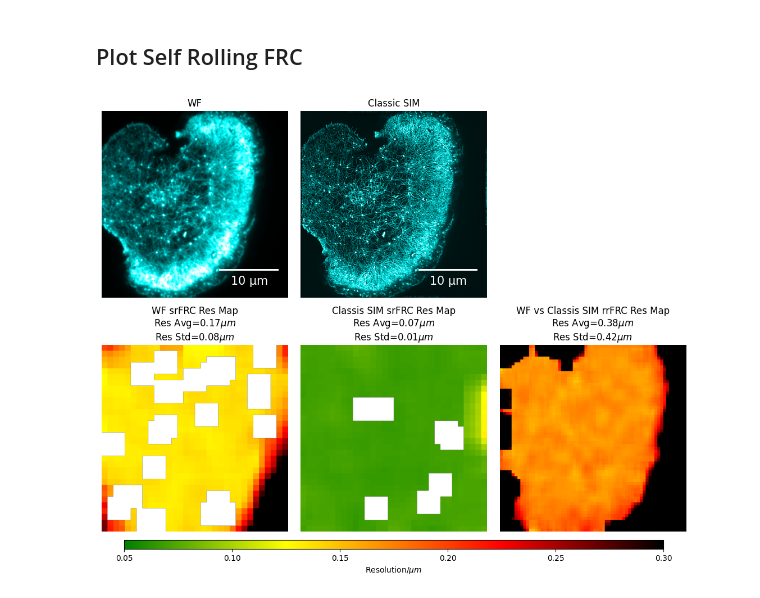
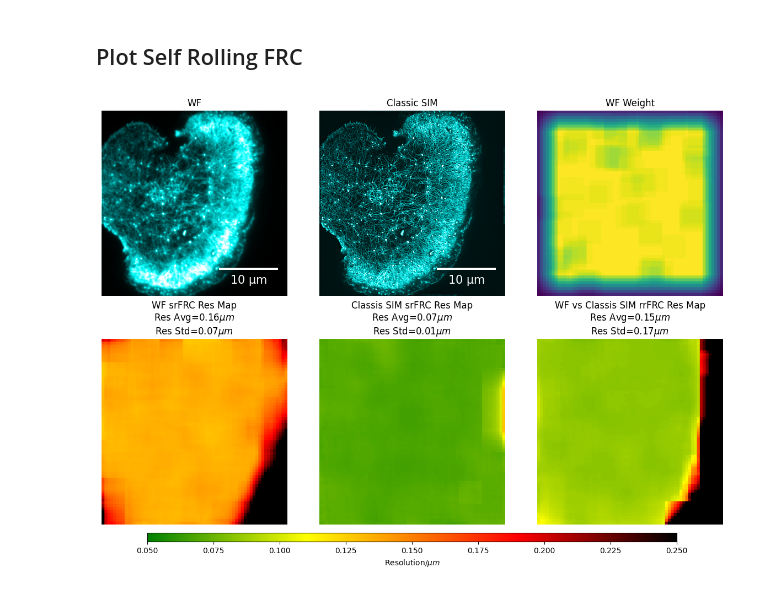
Before and after one commit to Oxford-Zeiss-Centre-of-Excellence/SR-Metrics, a Jupyter notebook: notebooks/res_map.ipynb, the cells around one changed output. Cells and saved outputs as stored; diff of their text form; code cells hidden in the pictures.

```diff
--- a/notebooks/res_map.ipynb
+++ b/notebooks/res_map.ipynb
@@ -212,7 +212,8 @@ class ResolutionMap:
             frc_cross_frequency = frequencies[crossing_index[0]]
 
             # Convert normalized frequency to spatial frequency
-            spatial_frequency = frc_cross_frequency * (1 / (2 * self.pixel_size * self.sampling))
+            spatial_frequency = frc_cross_frequency * (1 / (self.pixel_size * self.sampling)) # frequency domain size doubles with flip tile
+            # spatial_frequency = frc_cross_frequency * (1 / (2 * self.pixel_size * self.sampling))
 
             # Convert spatial frequency to resolution
             resolution = 1 / spatial_frequency
@@ -483,7 +484,7 @@ class ResolutionMap:
             with Pool(processes=cpu_count(), initializer=self._init_worker, initargs=(self,)) as pool:
                 for position, resolution in tqdm(pool.imap_unordered(self._process_srFRC_patch_proxy,windows),total=len(windows),desc="Processing self FRC resolution patches"):
                     i, j = position
-                    if resolution != self.backend.nan:
+                    if not self.backend.isnan(resolution):
                         self.resolution_map[i*self.sampling*2:(i+self.window_size)*self.sampling*2,j*self.sampling*2:(j+self.window_size)*self.sampling*2] += resolution
                         self.weight_map[i*self.sampling*2:(i+self.window_size)*self.sampling*2,j*self.sampling*2:(j+self.window_size)*self.sampling*2] += 1
 
@@ -493,7 +494,7 @@ class ResolutionMap:
         if self.use_gpu:
             return cp.asnumpy(self.resolution_map)
         else:
-            return self.resolution_map
+            return self.resolution_map, self.weight_map
 
     def compute_rrFRC_map(self):
         """
@@ -529,15 +530,16 @@ class ResolutionMap:
             return self.resolution_map
 
 PX_SIZE = 0.03065
-SAMPLING_RATE= 1
+WINDOW_SIZE=32
+STRIDE=4
 
 # rrFRC
 rm = ResolutionMap(
     wf_img,
     sr_img[0],
     pixel_size=PX_SIZE,
-    window_size=64,
-    stride=16,
+    window_size=WINDOW_SIZE*4,
+    stride=STRIDE*4,
     # export_dir="../res"
     )
 
@@ -548,22 +550,22 @@ rm1 = ResolutionMap(
     wf_img,
     pixel_size=PX_SIZE,
     sampling=2,
-    window_size=32,
-    stride=8,
+    window_size=WINDOW_SIZE,
+    stride=STRIDE,
     # export_dir="../res/wf"
     )
-srFRC_map_1 = rm1.compute_srFRC_map()
+srFRC_map_1, srFRC_weight_1 = rm1.compute_srFRC_map()
 
 # srFRC for image 2
 rm2 = ResolutionMap(
     sr_img[0],
     pixel_size=PX_SIZE,
     sampling=1,
-    window_size=64,
-    stride=16,
+    window_size=WINDOW_SIZE*2,
+    stride=STRIDE*2,
     # export_dir="../res/sr"
     )
-srFRC_map_2 = rm2.compute_srFRC_map()
+srFRC_map_2, srFRC_weight_2 = rm2.compute_srFRC_map()
 
 fig, axs = plt.subplots(2,3,figsize=(12,8))
 axs[0,0].imshow(wf_img,vmin=np.percentile(wf_img,1),vmax=np.percentile(wf_img,99.5),cmap=cyan_hot_cmap)
@@ -603,37 +605,40 @@ scalebar = ScaleBar(PX_SIZE,
                     font_properties={"size":15},
                     )
 axs[0,1].add_artist(scalebar)
 
+axs[0,2].imshow(srFRC_weight_1)
+axs[0,2].set_title(r"WF Weight")
 axs[0,2].set_axis_off()
 
-# im0 = axs[1,0].imshow(srFRC_map_1,cmap=res_cmap)
-im0 = axs[1,0].imshow(srFRC_map_1,vmin=0.05,vmax=0.3,cmap=res_cmap)
+VMIN=0.05
+VMAX=0.25
+
+im0 = axs[1,0].imshow(srFRC_map_1,vmin=VMIN,vmax=VMAX,cmap=res_cmap)
 axs[1,0].set_axis_off()
 axs[1,0].set_title(r"WF srFRC Res Map"
                    "\nRes Avg={:.2f}$\mu m$"
                    "\nRes Std={:.2f}$\mu m$".format(np.nanmean(srFRC_map_1),np.nanstd(srFRC_map_1))
                    )
 
-im1 = axs[1,1].imshow(srFRC_map_2,vmin=0.05,vmax=0.3,cmap=res_cmap)
+im1 = axs[1,1].imshow(srFRC_map_2,vmin=VMIN,vmax=VMAX,cmap=res_cmap)
 axs[1,1].set_axis_off()
 axs[1,1].set_title(r"Classis SIM srFRC Res Map"
                    "\nRes Avg={:.2f}$\mu m$"
                    "\nRes Std={:.2f}$\mu m$".format(np.nanmean(srFRC_map_2),np.nanstd(srFRC_map_2))
                    )
 
 
-im2 = axs[1,2].imshow(rrFRC_map,vmin=0.05,vmax=0.3,cmap=res_cmap)
+im2 = axs[1,2].imshow(rrFRC_map,vmin=VMIN,vmax=VMAX,cmap=res_cmap)
 axs[1,2].set_axis_off()
 axs[1,2].set_title(r"WF vs Classis SIM rrFRC Res Map"
                    "\nRes Avg={:.2f}$\mu m$"
-                   "\nRes Std={:.2f}$\mu m$".format(np.mean(rrFRC_map),np.nanstd(rrFRC_map))
+                   "\nRes Std={:.2f}$\mu m$".format(np.mean(rrFRC_map),np.std(rrFRC_map))
                     )
 
-fig.subplots_adjust(bottom=0.8)
 cbar_ax = fig.add_axes([0.1, -0.02, 0.8, 0.02]) # figure normalized x, y, w, h
 cbar = fig.colorbar(im2, cax=cbar_ax,orientation="horizontal")
 cbar.set_label(r"Resolution/$\mu m$")
 
 fig.tight_layout()
 # %% [output]
-[figure, old version]
+[figure, new version]
```
